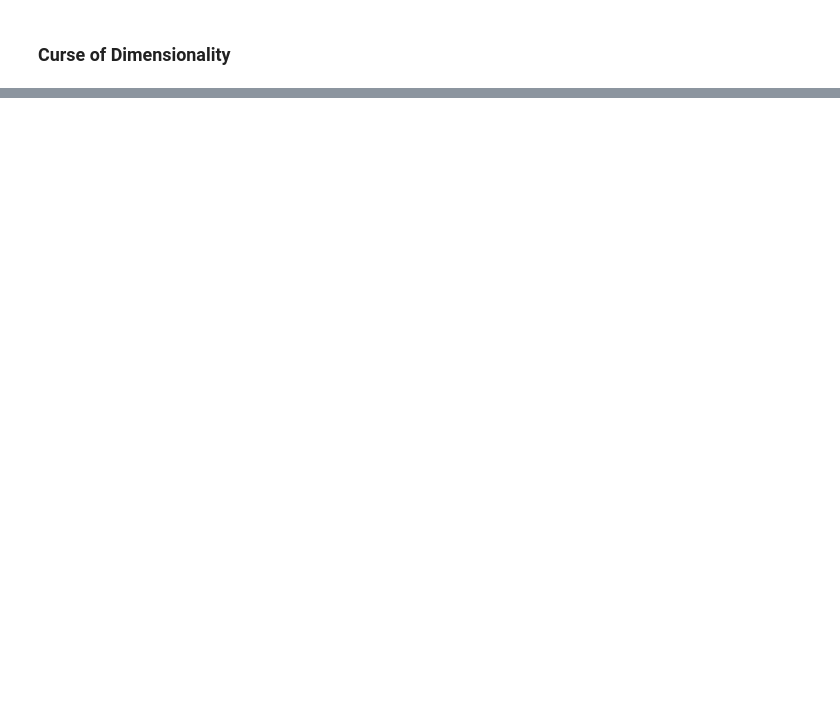
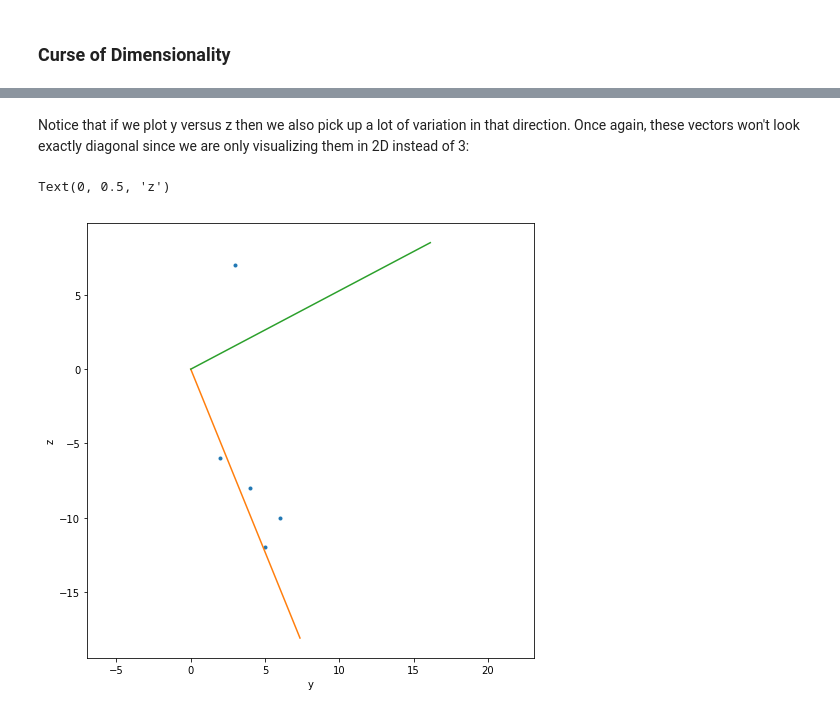
Before and after one commit to laurenshareshian/Machine-Learning-Course-Lessons, a Jupyter notebook: J - Recommender Systems/0 - Curse of Dimensionality & PCA Intro.ipynb, the cells around one changed output, grey strips where cells are left out. Cells and saved outputs as stored; diff of their text form; code cells hidden in the pictures; blank space fills up the shorter version.

```diff
--- a/J - Recommender Systems/0 - Curse of Dimensionality & PCA Intro.ipynb
+++ b/J - Recommender Systems/0 - Curse of Dimensionality & PCA Intro.ipynb
@@ -115,0 +208,8 @@ So $$X^TX = U \frac{\Sigma^2}{n-1} U^T$$
+# %%
+x = [0,1,2,3,4]
+y = [2,3,4,5,6]
+z = [-6,7,-8,-12,-10]
+df = pd.DataFrame(list(zip(x,y,z)), columns = ['x', 'y', 'z'])
+
+U, Sigma, VT = randomized_svd(df.to_numpy(), n_components=3)
+print(VT)
@@ -115,0 +222,3 @@ So $$X^TX = U \frac{\Sigma^2}{n-1} U^T$$
+# %%
+U, Sigma, VT = randomized_svd(df.to_numpy(), n_components=2)
+print(VT)
@@ -115,0 +244,16 @@ So $$X^TX = U \frac{\Sigma^2}{n-1} U^T$$
+# %% [markdown]
+Notice that if we plot y versus z then we also pick up a lot of variation in that direction. Once again, these vectors won't look exactly diagonal since we are only visualizing them in 2D instead of 3:
+# %%
+principalcomponent1 = (VT[0][1], VT[0][2])
+principalcomponent2 = (VT[1][1], VT[1][2])
+scale = 20
+plt.figure(figsize=(8,8))
+plt.plot(y,z,'.')
+plt.plot([0,scale*principalcomponent1[0]],[0,scale*principalcomponent1[1]])
+plt.plot([0,scale*principalcomponent2[0]],[0,scale*principalcomponent2[1]])
+plt.axis('equal')
+plt.xlabel('y')
+plt.ylabel('z')
+# %% [output]
+Text(0, 0.5, 'z')
+[figure, added]
```
Also changed, not shown: parts of 30 cells of this notebook, 32 other files.
